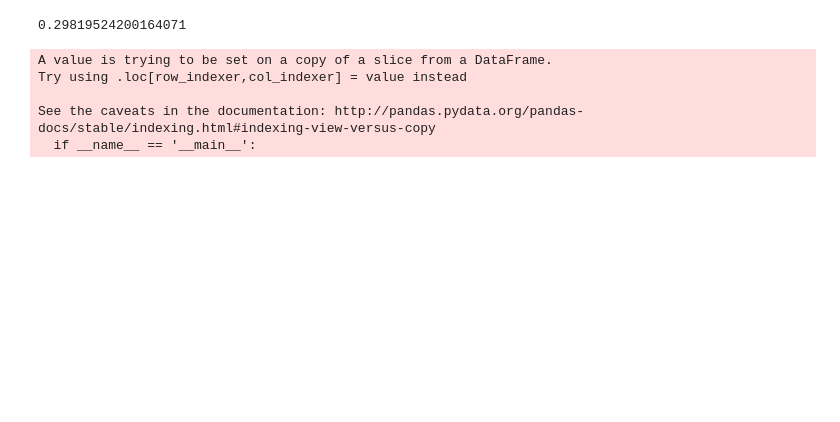
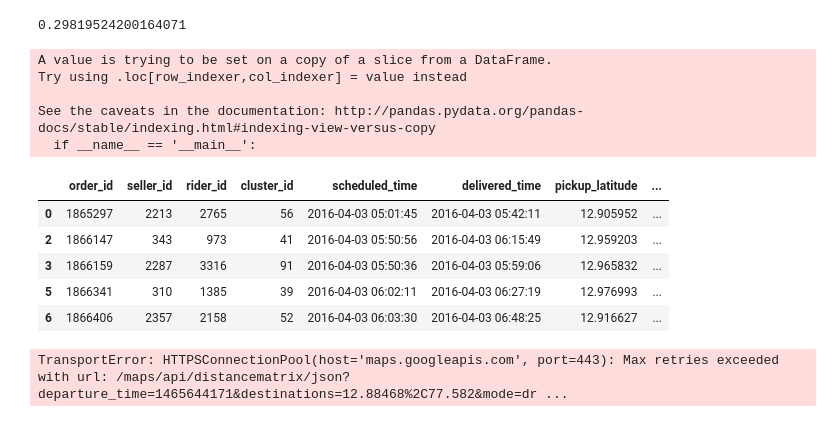
Before and after one commit to srinath29/shadowfax-codewars, a Jupyter notebook: Analysis/Analysis1.ipynb, the cells around one changed output. Drawn from its saved outputs; the diff is of its cells as text; code cells hidden in the pictures; blank space fills up the shorter version.

Commit message:
Speed Analysis

```diff
--- a/Analysis/Analysis1.ipynb
+++ b/Analysis/Analysis1.ipynb
@@ -100,6 +112,15 @@ meanOfBoysDeliveringAboveTotalMean = orderDfRemovedNat["TimeTakenForDelivery"][o
 numSuchAbovePeople = orderDfRemovedNat["TimeTakenForDelivery"][orderDfRemovedNat["TimeTakenForDelivery"]> mean].count()
 maxOfSuchAbove = orderDfRemovedNat["TimeTakenForDelivery"][orderDfRemovedNat["TimeTakenForDelivery"]> mean].max()
 minSuchAbove = orderDfRemovedNat["TimeTakenForDelivery"][orderDfRemovedNat["TimeTakenForDelivery"]> mean].min()
+# %%
+orderDfRemovedNat.head()
+# %% [output]
+|  | order_id | seller_id | rider_id | cluster_id | scheduled_time | delivered_time | pickup_latitude | ... |
+| 0 | 1865297 | 2213 | 2765 | 56 | 2016-04-03 05:01:45 | 2016-04-03 05:42:11 | 12.905952 | ... |
+| 2 | 1866147 | 343 | 973 | 41 | 2016-04-03 05:50:56 | 2016-04-03 06:15:49 | 12.959203 | ... |
+| 3 | 1866159 | 2287 | 3316 | 91 | 2016-04-03 05:50:36 | 2016-04-03 05:59:06 | 12.965832 | ... |
+| 5 | 1866341 | 310 | 1385 | 39 | 2016-04-03 06:02:11 | 2016-04-03 06:27:19 | 12.976993 | ... |
+| 6 | 1866406 | 2357 | 2158 | 52 | 2016-04-03 06:03:30 | 2016-04-03 06:48:25 | 12.916627 | ... |
 # %%
 originAddresses = list(zip(orderDfRemovedNat["pickup_latitude"], orderDfRemovedNat["pickup_longitude"]))
 # %%
@@ -106,0 +130,16 @@ deliveredAddresses = list(zip(orderDfRemovedNat["delivered_latitude"], orderDfRe
+# %%
+def getSpeed(pLan, pLon, dLan, dLon, timeTaken):
+    li = []
+    for plan, plon, dlan, dlon, ti in list(zip(pLan, pLon, dLan, dLon, timeTaken)):
+        k=h1.getDistanceDataFrame((plan, plon), (dlan, dlon))
+        #print(k)
+        li.append(k[0][0]/ti*60)
+    #ind = x.index
+    #origin = (orderDfRemovedNat.ix[ind,"pickup_latitude"],orderDfRemovedNat.ix[ind,"pickup_longitude"])
+    #destination = (orderDfRemovedNat.ix[ind,"delivered_latitude"],orderDfRemovedNat.ix[ind,"delivered_longitude"])
+    #return h1.getDistanceMatrix(origin, destination)[0][0]/(orderDfRemovedNat.ix[ind,"TimeTakenForDelivery"]*60)
+    return pandas.Series(li)
+
+orderDfRemovedNat["Speed"] = getSpeed(orderDfRemovedNat["pickup_latitude"], orderDfRemovedNat["pickup_longitude"], orderDfRemovedNat["delivered_latitude"], orderDfRemovedNat["delivered_longitude"], orderDfRemovedNat["TimeTakenForDelivery"])
+# %% [output]
+TransportError: HTTPSConnectionPool(host='maps.googleapis.com', port=443): Max retries exceeded with url: /maps/api/distancematrix/json?departure_time=1465644171&destinations=12.88468%2C77.582&mode=dr ...
```
Also changed, not shown: parts of 5 cells of this notebook, 3 other files.
